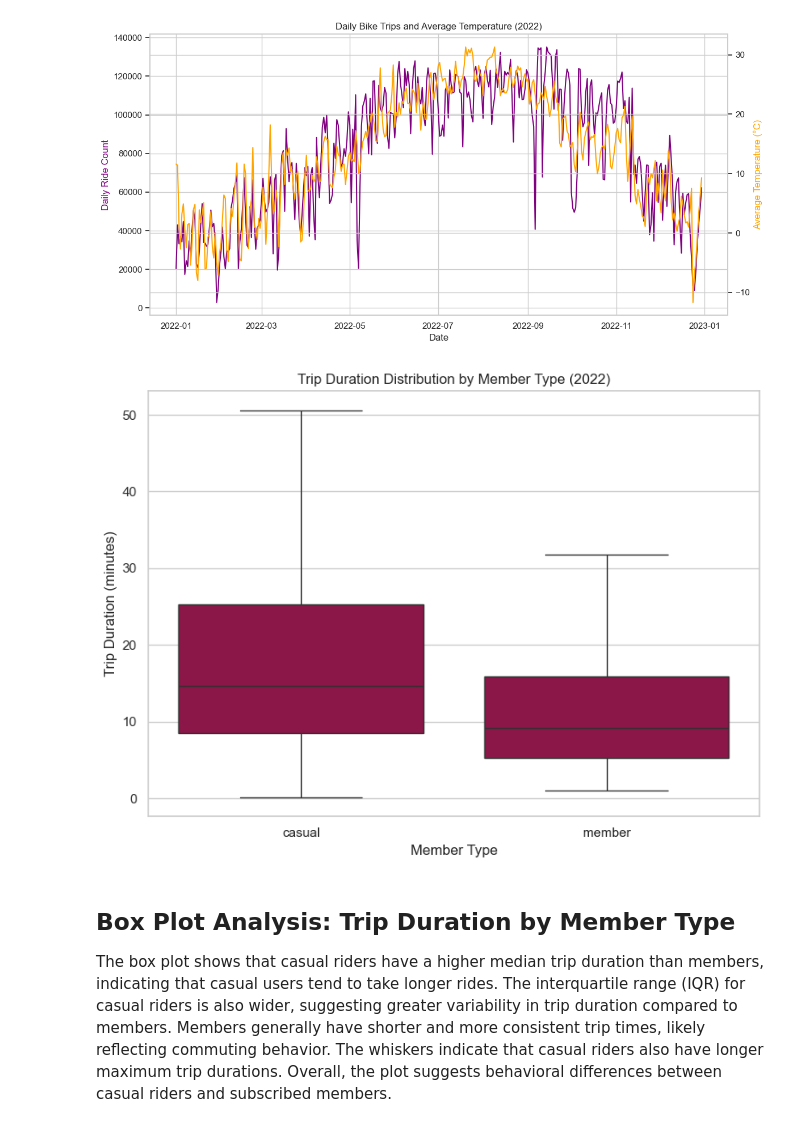
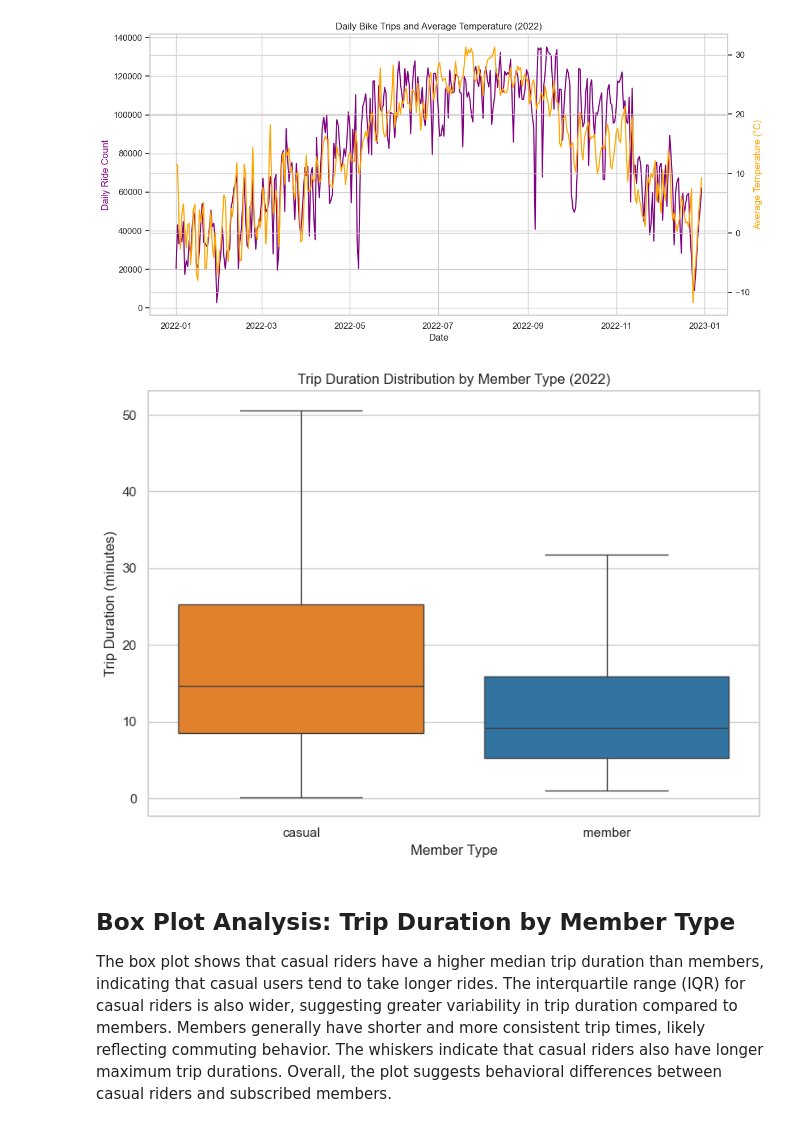
Before and after one commit to SAdevhonk/citi-bike-weather-2022, a Jupyter notebook: exercise_2_4_seaborn_visualizations.ipynb, the cells around one changed output. Drawn from its saved outputs; the diff is of its cells as text; code cells hidden in the pictures.

Commit message:
Unify member colors across seaborn visualizations

```diff
--- a/exercise_2_4_seaborn_visualizations.ipynb
+++ b/exercise_2_4_seaborn_visualizations.ipynb
@@ -6,7 +6,13 @@ import seaborn as sns
 import matplotlib.pyplot as plt
 
 # Set ONE consistent seaborn theme for all plots
-sns.set_theme(style="whitegrid", palette="PuRd_r")
+sns.set_theme(style="whitegrid")
+
+# Consistent color mapping for member types
+user_colors = {
+    "member": "#1f77b4",   # blue
+    "casual": "#ff7f0e"    # orange
+}
 # %%
 import os
 import glob
@@ -101,32 +107,40 @@ plt.show()
 # %%
 # Boxplot: Trip duration by member type (we compute tripduration from timestamps)
 
 # Convert timestamps to datetime
 trips_df["started_at"] = pd.to_datetime(trips_df["started_at"])
 trips_df["ended_at"] = pd.to_datetime(trips_df["ended_at"])
 
 # Create trip duration in minutes
-trips_df["tripduration_min"] = (trips_df["ended_at"] - trips_df["started_at"]).dt.total_seconds() / 60
+trips_df["tripduration_min"] = (
+    trips_df["ended_at"] - trips_df["started_at"]
+).dt.total_seconds() / 60
 
 # Remove invalid durations (<= 0 or extremely long trips that break the plot)
-trips_clean = trips_df[(trips_df["tripduration_min"] > 0) & (trips_df["tripduration_min"] < 300)].copy()
+trips_clean = trips_df[
+    (trips_df["tripduration_min"] > 0) &
+    (trips_df["tripduration_min"] < 300)
+].copy()
 
 plt.figure(figsize=(8, 6))
 
 sns.boxplot(
     data=trips_clean,
     x="member_casual",
     y="tripduration_min",
-    showfliers=False
+    hue="member_casual",
+    palette=user_colors,
+    showfliers=False,
+    legend=False
 )
 
 plt.title("Trip Duration Distribution by Member Type (2022)")
 plt.xlabel("Member Type")
 plt.ylabel("Trip Duration (minutes)")
 plt.tight_layout()
 plt.show()
 # %% [output]
-[figure, old version]
+[figure, new version]
 # %% [markdown]
 ## Box Plot Analysis: Trip Duration by Member Type
 
```
Also changed, not shown: parts of 2 cells of this notebook.
